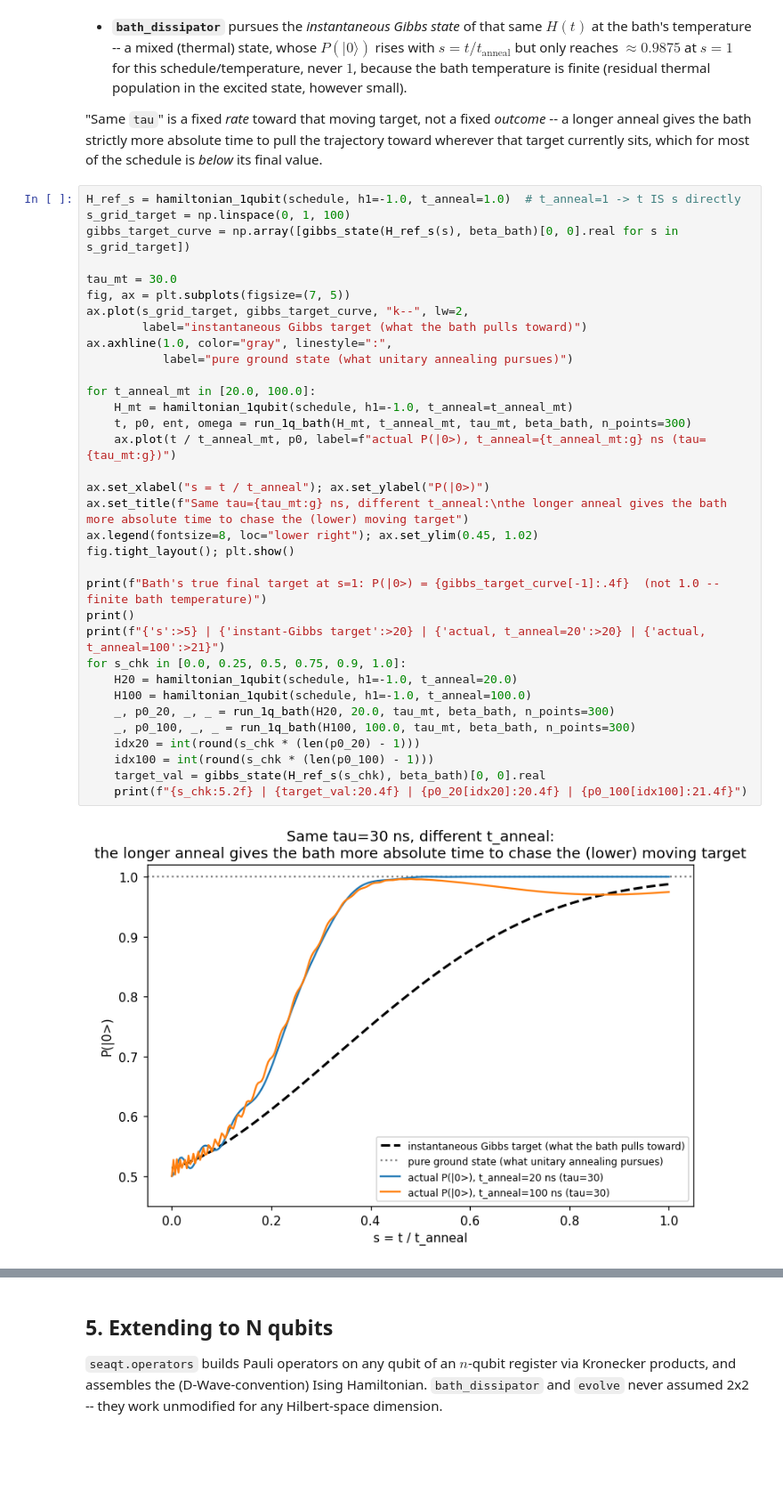
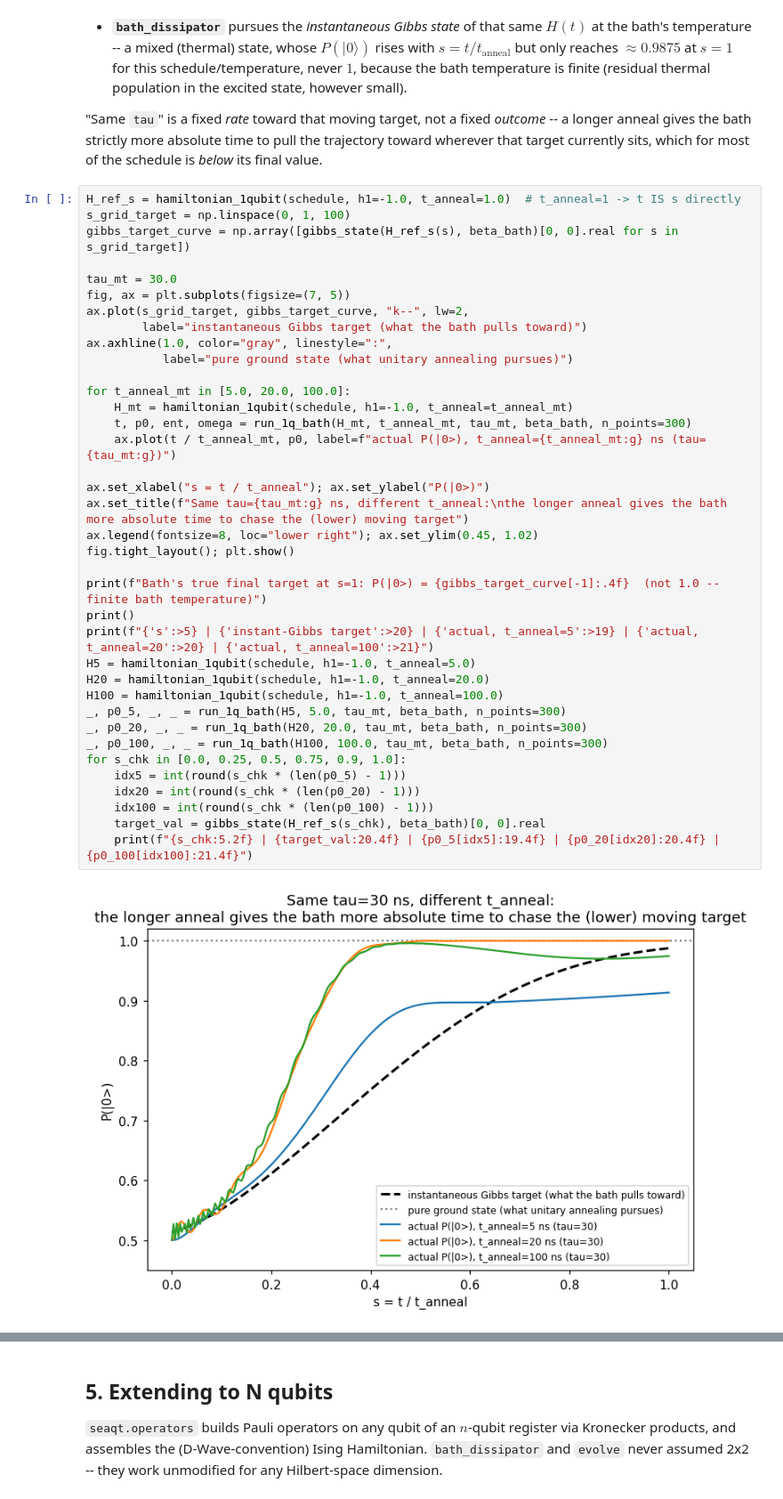
Before and after one commit to Cocidoboyacense/SEAQT-quantum-annealing-evolution, a Jupyter notebook: notebooks/seaqt_annealing_walkthrough.ipynb, the cells around one changed output, grey strips where cells are left out. Shown at 89% size. Saved outputs shown, nothing was run; the diff lists cells and outputs as text; blank space fills up the shorter version.

```diff
--- a/notebooks/seaqt_annealing_walkthrough.ipynb
+++ b/notebooks/seaqt_annealing_walkthrough.ipynb
@@ -210,38 +239,41 @@ most of the schedule is *below* its final value.
 # %%
 H_ref_s = hamiltonian_1qubit(schedule, h1=-1.0, t_anneal=1.0)  # t_anneal=1 -> t IS s directly
 s_grid_target = np.linspace(0, 1, 100)
 gibbs_target_curve = np.array([gibbs_state(H_ref_s(s), beta_bath)[0, 0].real for s in s_grid_target])
 
 tau_mt = 30.0
 fig, ax = plt.subplots(figsize=(7, 5))
 ax.plot(s_grid_target, gibbs_target_curve, "k--", lw=2,
         label="instantaneous Gibbs target (what the bath pulls toward)")
 ax.axhline(1.0, color="gray", linestyle=":",
            label="pure ground state (what unitary annealing pursues)")
 
-for t_anneal_mt in [20.0, 100.0]:
+for t_anneal_mt in [5.0, 20.0, 100.0]:
     H_mt = hamiltonian_1qubit(schedule, h1=-1.0, t_anneal=t_anneal_mt)
     t, p0, ent, omega = run_1q_bath(H_mt, t_anneal_mt, tau_mt, beta_bath, n_points=300)
     ax.plot(t / t_anneal_mt, p0, label=f"actual P(|0>), t_anneal={t_anneal_mt:g} ns (tau={tau_mt:g})")
 
 ax.set_xlabel("s = t / t_anneal"); ax.set_ylabel("P(|0>)")
 ax.set_title(f"Same tau={tau_mt:g} ns, different t_anneal:\nthe longer anneal gives the bath more absolute time to chase the (lower) moving target")
 ax.legend(fontsize=8, loc="lower right"); ax.set_ylim(0.45, 1.02)
 fig.tight_layout(); plt.show()
 
 print(f"Bath's true final target at s=1: P(|0>) = {gibbs_target_curve[-1]:.4f}  (not 1.0 -- finite bath temperature)")
 print()
-print(f"{'s':>5} | {'instant-Gibbs target':>20} | {'actual, t_anneal=20':>20} | {'actual, t_anneal=100':>21}")
+print(f"{'s':>5} | {'instant-Gibbs target':>20} | {'actual, t_anneal=5':>19} | {'actual, t_anneal=20':>20} | {'actual, t_anneal=100':>21}")
+H5 = hamiltonian_1qubit(schedule, h1=-1.0, t_anneal=5.0)
+H20 = hamiltonian_1qubit(schedule, h1=-1.0, t_anneal=20.0)
+H100 = hamiltonian_1qubit(schedule, h1=-1.0, t_anneal=100.0)
+_, p0_5, _, _ = run_1q_bath(H5, 5.0, tau_mt, beta_bath, n_points=300)
+_, p0_20, _, _ = run_1q_bath(H20, 20.0, tau_mt, beta_bath, n_points=300)
+_, p0_100, _, _ = run_1q_bath(H100, 100.0, tau_mt, beta_bath, n_points=300)
 for s_chk in [0.0, 0.25, 0.5, 0.75, 0.9, 1.0]:
-    H20 = hamiltonian_1qubit(schedule, h1=-1.0, t_anneal=20.0)
-    H100 = hamiltonian_1qubit(schedule, h1=-1.0, t_anneal=100.0)
-    _, p0_20, _, _ = run_1q_bath(H20, 20.0, tau_mt, beta_bath, n_points=300)
-    _, p0_100, _, _ = run_1q_bath(H100, 100.0, tau_mt, beta_bath, n_points=300)
+    idx5 = int(round(s_chk * (len(p0_5) - 1)))
     idx20 = int(round(s_chk * (len(p0_20) - 1)))
     idx100 = int(round(s_chk * (len(p0_100) - 1)))
     target_val = gibbs_state(H_ref_s(s_chk), beta_bath)[0, 0].real
-    print(f"{s_chk:5.2f} | {target_val:20.4f} | {p0_20[idx20]:20.4f} | {p0_100[idx100]:21.4f}")
+    print(f"{s_chk:5.2f} | {target_val:20.4f} | {p0_5[idx5]:19.4f} | {p0_20[idx20]:20.4f} | {p0_100[idx100]:21.4f}")
 # %% [output]
-[figure, old version]
+[figure, new version]
 Bath's true final target at s=1: P(|0>) = 0.9875  (not 1.0 -- finite bath temperature)
 
```
Also changed, not shown: parts of 27 cells of this notebook, 5 other files.
